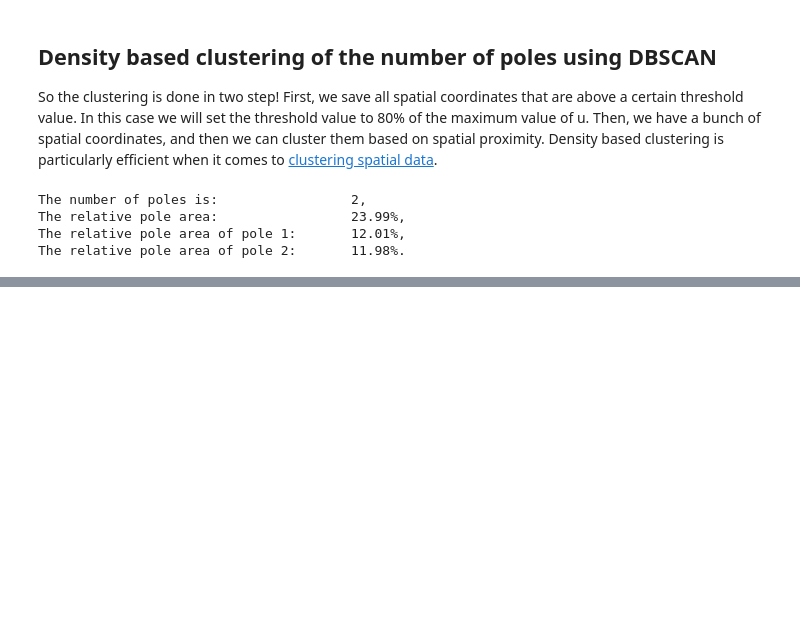
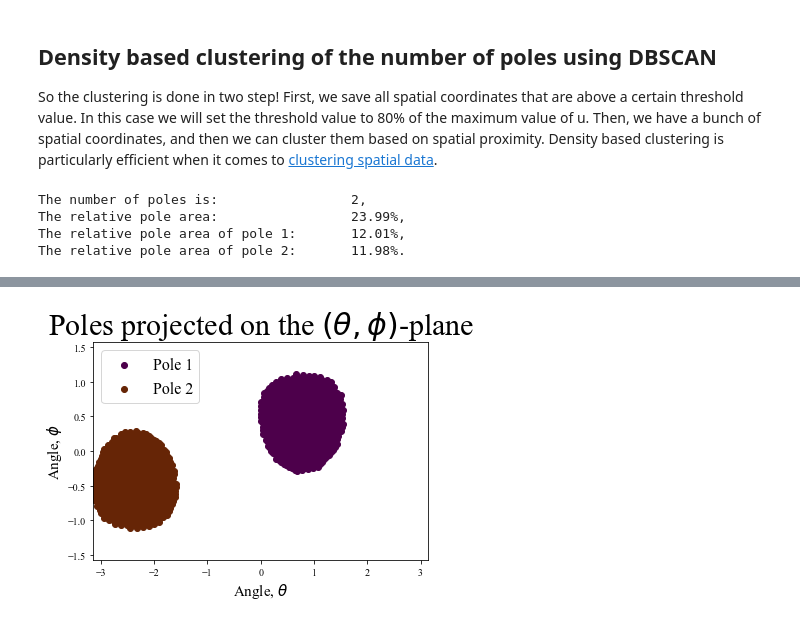
Before and after one commit to JohannesBorgqvist/Turing_patterns_bud_scars, a Jupyter notebook: Code/read_vtu_files_and_analyse_data.ipynb, the cells around one changed output, grey strips where cells are left out. Drawn from its saved outputs; the diff is of its cells as text; code cells hidden in the pictures; blank space fills up the shorter version.

Commit message:
Add representation of poles in spherical coordinates

```diff
--- a/Code/read_vtu_files_and_analyse_data.ipynb
+++ b/Code/read_vtu_files_and_analyse_data.ipynb
@@ -16,3 +21,10 @@ from sklearn.cluster import DBSCAN # To calculate the number of poles in the con
+# %%
+def cart2sph(x,y,z):
+    XsqPlusYsq = x**2 + y**2
+    r = m.sqrt(XsqPlusYsq + z**2)               # r
+    elev = m.atan2(z,m.sqrt(XsqPlusYsq))     # theta
+    az = m.atan2(y,x)                           # phi
+    return r, elev, az
 # %% [markdown]
 ### Read the concentration profile from a vtu-file and plot it in Python
 The aim of this section is to read the concentration profile from one of the vtu-files we have created through our simulations, and then plot it in Python. When we have read in the values into numpy-array, the goal is to be able to use k-means clustering to determine the number of poles we have in the concentration profile.
@@ -149,0 +171,41 @@ The relative pole area of pole 2:       11.98%.
+# %%
+# Extract the coordinates belong to pole 1
+pole_1_coordinates = np.asarray([spatial_coordinates[index] for index,label in enumerate(cluster_labels) if label==0])
+# Covert to spherical coordinates
+pole_1_spherical = np.asarray([list(cart2sph(coordinate[0],coordinate[1],coordinate[2])) for coordinate in pole_1_coordinates])
+# Extract the coordinates belong to pole 2
+pole_2_coordinates = np.asarray([spatial_coordinates[index] for index,label in enumerate(cluster_labels) if label==1])
+# Covert to spherical coordinates
+pole_2_spherical = np.asarray([list(cart2sph(coordinate[0],coordinate[1],coordinate[2])) for coordinate in pole_2_coordinates])
+#----------------------------------------------------------------------------------
+#----------------------------------------------------------------------------------
+#----------------------------------------------------------------------------------
+# Plot the concentration profile using matplotlib
+#----------------------------------------------------------------------------------
+#----------------------------------------------------------------------------------
+#----------------------------------------------------------------------------------
+fig = plt.figure()
+ax = fig.add_subplot(111)
+# Pole 1
+plt.scatter(pole_1_spherical[0][2], pole_1_spherical[0][1], marker='o',color=(77/256,0/256,75/256),label='Pole 1')
+for index in range(1,len(pole_1_spherical)):
+    plt.scatter(pole_1_spherical[index][2], pole_1_spherical[index][1], marker='o',color=(77/256,0/256,75/256))
+# Pole 2
+plt.scatter(pole_2_spherical[0][2], pole_2_spherical[0][1], marker='o',color=(102/256,37/256,6/256),label='Pole 2')
+for index in range(1,len(pole_2_spherical)):
+    plt.scatter(pole_2_spherical[index][2], pole_2_spherical[index][1], marker='o',color=(102/256,37/256,6/256))
+font = font_manager.FontProperties(family="Times New Roman",
+                                   weight="bold",
+                                   style="normal", size=16)
+plt.legend(prop=font)
+# changing the fontsize of yticks
+plt.xticks(fontname="Times New Roman", size=10)
+plt.yticks(fontname="Times New Roman", size=10)
+plt.xlim(-np.pi, np.pi)
+plt.ylim(-np.pi/2, np.pi/2)
+ax.set_xlabel('Angle, $\\theta$',fontname="Times New Roman", size=15)
+ax.set_ylabel('Angle, $\\phi$',fontname="Times New Roman", size=15)
+ax.set_title('Poles projected on the $(\\theta,\\phi)$-plane',fontname="Times New Roman", size=30,fontweight="bold")
+plt.show()
+# %% [output]
+[figure, added]
```
Also changed, not shown: parts of 3 cells of this notebook.
